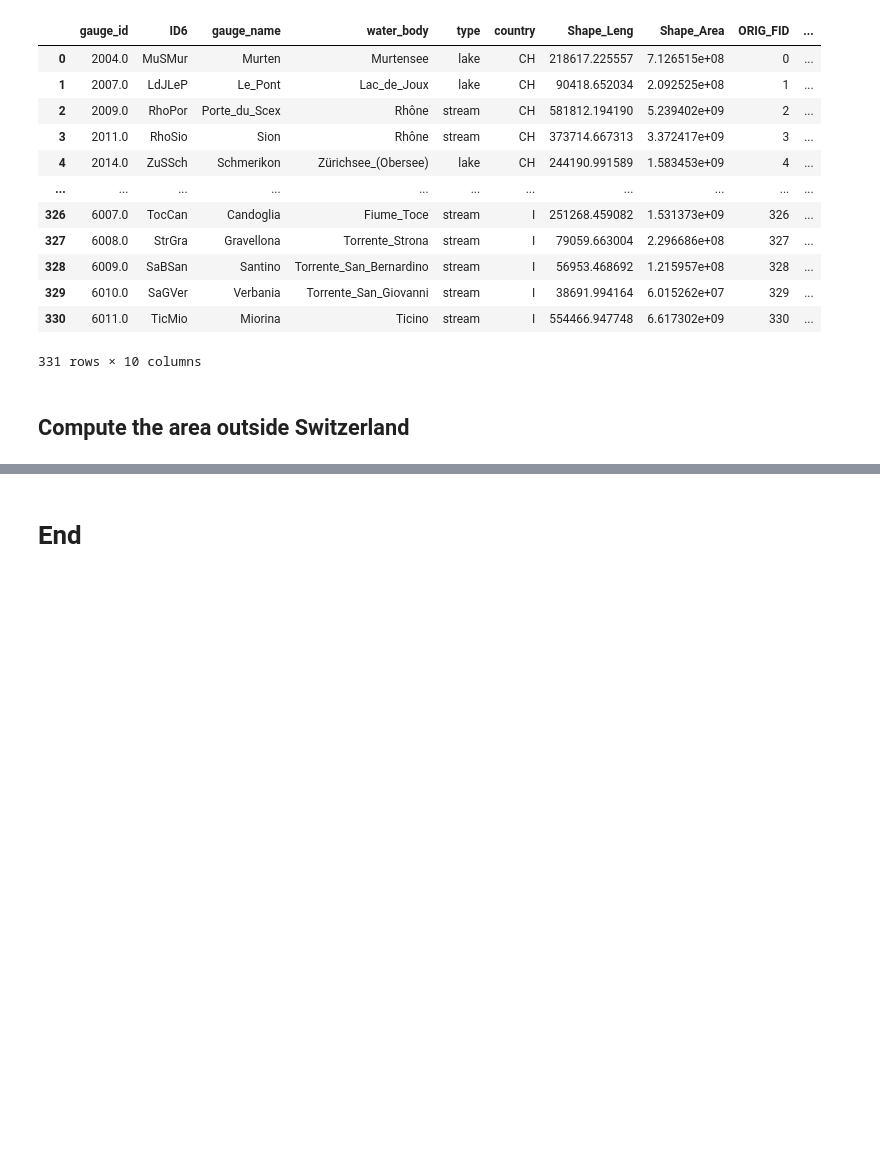
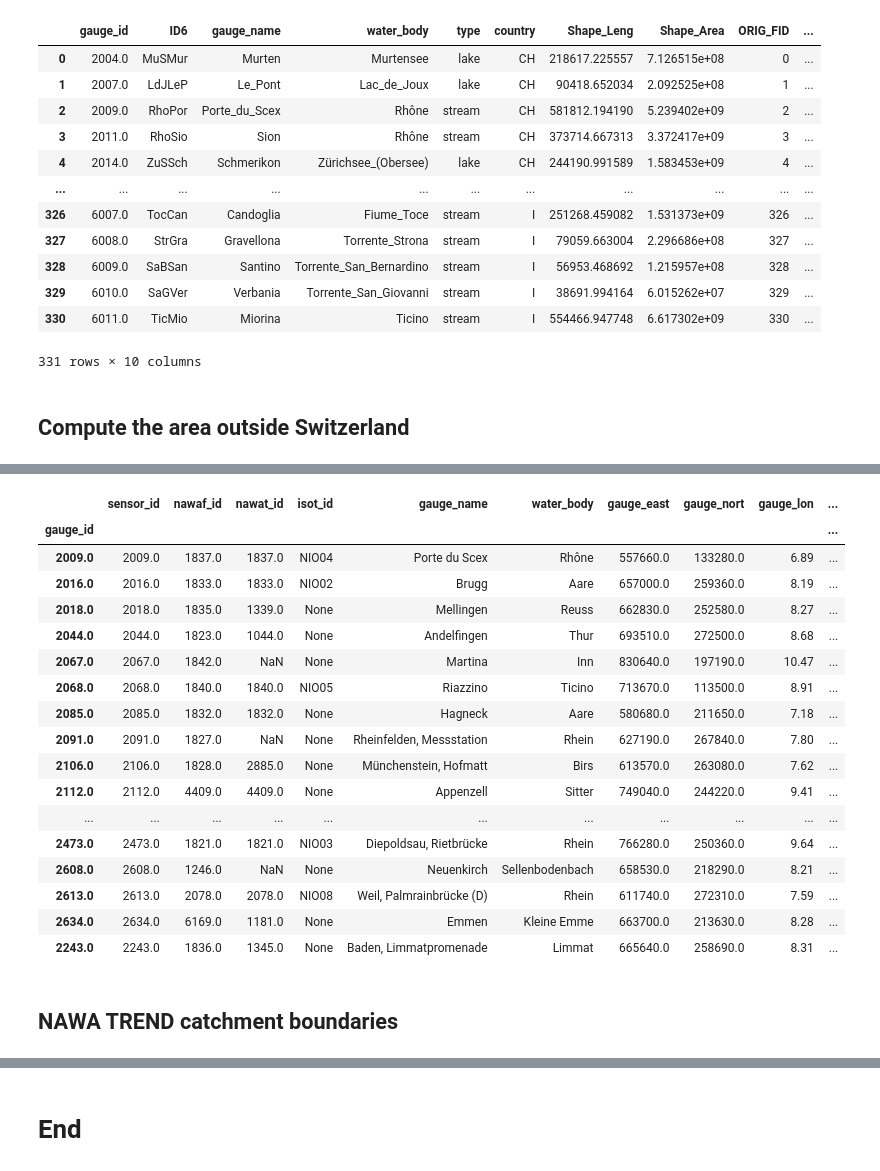
Before and after one commit to thiagovmdon/camels-ch-chem-paper, a Jupyter notebook: code/camels_ch_chem_A_metadata.ipynb, the cells around one changed output, grey strips where cells are left out. Drawn from its saved outputs; the diff is of its cells as text; code cells hidden in the pictures; blank space fills up the shorter version.

```diff
--- a/code/camels_ch_chem_A_metadata.ipynb
+++ b/code/camels_ch_chem_A_metadata.ipynb
@@ -406,0 +410,4 @@ CAMELS_CH_Chem_catchments.to_file("results\catchment_delineations\camels_ch_del\
+# %%
+camels_ch_chem_catchment_boundaries = gpd.read_file(r"results\catchment_delineations\camels_ch_del\camels_ch_chem_catchment_boundaries.shp")
+camels_ch_chem_catchment_boundaries.set_index("gauge_id", inplace = True)
+camels_ch_chem_catchment_boundaries
@@ -406,0 +416,31 @@ CAMELS_CH_Chem_catchments.to_file("results\catchment_delineations\camels_ch_del\
+# %%
+Chem_naduf_EZG_1 = gpd.read_file(path_data+r"\shps\Chem_naduf_EZG_1.shp")
+
+camels_ch_chem_catchment_boundaries_nawaf = Chem_naduf_EZG_1.copy()
+camels_ch_chem_catchment_boundaries_nawaf.set_index("gauge_id", inplace = True)
+
+camels_ch_chem_catchment_boundaries_nawaf['sensor_id'] = camels_ch_chem_catchment_boundaries['sensor_id']
+camels_ch_chem_catchment_boundaries_nawaf['nawaf_id'] = camels_ch_chem_catchment_boundaries['nawaf_id']
+camels_ch_chem_catchment_boundaries_nawaf['nawat_id'] = camels_ch_chem_catchment_boundaries['nawat_id']
+camels_ch_chem_catchment_boundaries_nawaf['isot_id'] = camels_ch_chem_catchment_boundaries['isot_id']
+camels_ch_chem_catchment_boundaries_nawaf['gauge_name'] = camels_ch_chem_catchment_boundaries['gauge_name']
+camels_ch_chem_catchment_boundaries_nawaf['water_body'] = camels_ch_chem_catchment_boundaries['water_body']
+camels_ch_chem_catchment_boundaries_nawaf['gauge_east'] = camels_ch_chem_catchment_boundaries['gauge_east']
+camels_ch_chem_catchment_boundaries_nawaf['gauge_nort'] = camels_ch_chem_catchment_boundaries['gauge_nort']
+camels_ch_chem_catchment_boundaries_nawaf['gauge_lon'] = camels_ch_chem_catchment_boundaries['gauge_lon']
+camels_ch_chem_catchment_boundaries_nawaf['gauge_lat'] = camels_ch_chem_catchment_boundaries['gauge_lat']
+camels_ch_chem_catchment_boundaries_nawaf['area'] = camels_ch_chem_catchment_boundaries['area']
+camels_ch_chem_catchment_boundaries_nawaf['area_swiss'] = camels_ch_chem_catchment_boundaries['area_swiss']
+
+camels_ch_chem_catchment_boundaries_nawaf = camels_ch_chem_catchment_boundaries_nawaf[['sensor_id', 'nawaf_id', 'nawat_id', 'isot_id', 'gauge_name',
+       'water_body', 'gauge_east', 'gauge_nort', 'gauge_lon',
+       'gauge_lat', 'area', 'area_swiss', 'geometry']]
+# %%
+# First, get the valid indices where nawaf_id is not NaN
+valid_indices = camels_ch_chem_catchment_boundaries[~camels_ch_chem_catchment_boundaries.nawaf_id.isna()].index
+
+# Exclude index 2243 if it's present
+valid_indices = valid_indices.difference([2243])
+
+# Subset the target DataFrame
+camels_ch_chem_catchment_boundaries_nawaf = camels_ch_chem_catchment_boundaries_nawaf.loc[valid_indices]
@@ -406,0 +464,23 @@ CAMELS_CH_Chem_catchments.to_file("results\catchment_delineations\camels_ch_del\
+# %%
+camels_ch_chem_catchment_boundaries_nawaf.loc[2243] = camels_ch_chem_catchment_boundaries.loc[2243]
+
+camels_ch_chem_catchment_boundaries_nawaf
+# %% [output]
+|  | sensor_id | nawaf_id | nawat_id | isot_id | gauge_name | water_body | gauge_east | gauge_nort | gauge_lon | ... |
+| gauge_id |  |  |  |  |  |  |  |  |  | ... |
+| 2009.0 | 2009.0 | 1837.0 | 1837.0 | NIO04 | Porte du Scex | Rhône | 557660.0 | 133280.0 | 6.89 | ... |
+| 2016.0 | 2016.0 | 1833.0 | 1833.0 | NIO02 | Brugg | Aare | 657000.0 | 259360.0 | 8.19 | ... |
+| 2018.0 | 2018.0 | 1835.0 | 1339.0 | None | Mellingen | Reuss | 662830.0 | 252580.0 | 8.27 | ... |
+| 2044.0 | 2044.0 | 1823.0 | 1044.0 | None | Andelfingen | Thur | 693510.0 | 272500.0 | 8.68 | ... |
+| 2067.0 | 2067.0 | 1842.0 | NaN | None | Martina | Inn | 830640.0 | 197190.0 | 10.47 | ... |
+| 2068.0 | 2068.0 | 1840.0 | 1840.0 | NIO05 | Riazzino | Ticino | 713670.0 | 113500.0 | 8.91 | ... |
+| 2085.0 | 2085.0 | 1832.0 | 1832.0 | None | Hagneck | Aare | 580680.0 | 211650.0 | 7.18 | ... |
+| 2091.0 | 2091.0 | 1827.0 | NaN | None | Rheinfelden, Messstation | Rhein | 627190.0 | 267840.0 | 7.80 | ... |
+| 2106.0 | 2106.0 | 1828.0 | 2885.0 | None | Münchenstein, Hofmatt | Birs | 613570.0 | 263080.0 | 7.62 | ... |
+| 2112.0 | 2112.0 | 4409.0 | 4409.0 | None | Appenzell | Sitter | 749040.0 | 244220.0 | 9.41 | ... |
+| ... | ... | ... | ... | ... | ... | ... | ... | ... | ... | ... |
+| 2473.0 | 2473.0 | 1821.0 | 1821.0 | NIO03 | Diepoldsau, Rietbrücke | Rhein | 766280.0 | 250360.0 | 9.64 | ... |
+| 2608.0 | 2608.0 | 1246.0 | NaN | None | Neuenkirch | Sellenbodenbach | 658530.0 | 218290.0 | 8.21 | ... |
+| 2613.0 | 2613.0 | 2078.0 | 2078.0 | NIO08 | Weil, Palmrainbrücke (D) | Rhein | 611740.0 | 272310.0 | 7.59 | ... |
+| 2634.0 | 2634.0 | 6169.0 | 1181.0 | None | Emmen | Kleine Emme | 663700.0 | 213630.0 | 8.28 | ... |
+| 2243.0 | 2243.0 | 1836.0 | 1345.0 | None | Baden, Limmatpromenade | Limmat | 665640.0 | 258690.0 | 8.31 | ... |
@@ -406,0 +489,2 @@ CAMELS_CH_Chem_catchments.to_file("results\catchment_delineations\camels_ch_del\
+# %% [markdown]
+## NAWA TREND catchment boundaries
```
Also changed, not shown: parts of 12 cells of this notebook, 1 other file.
